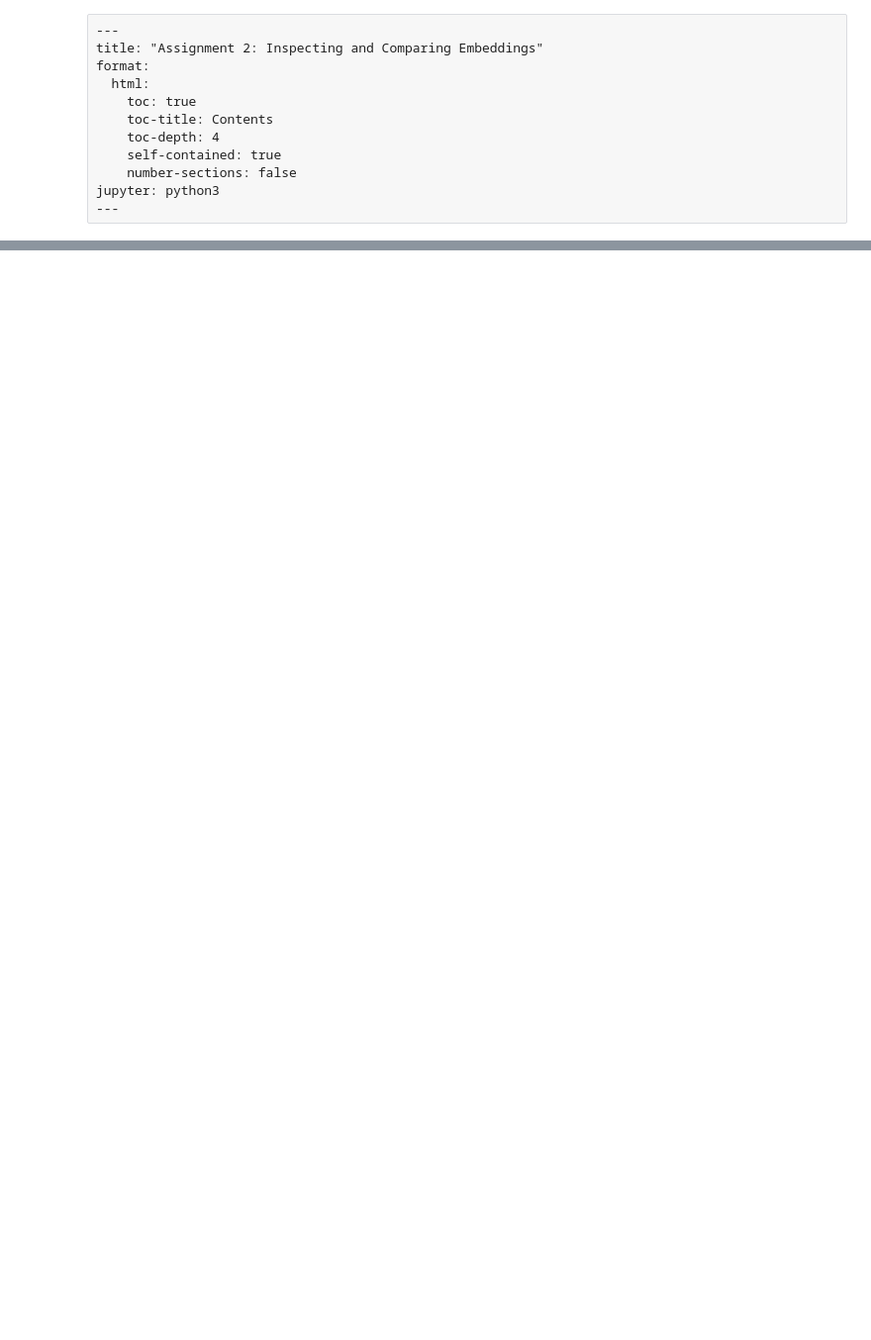
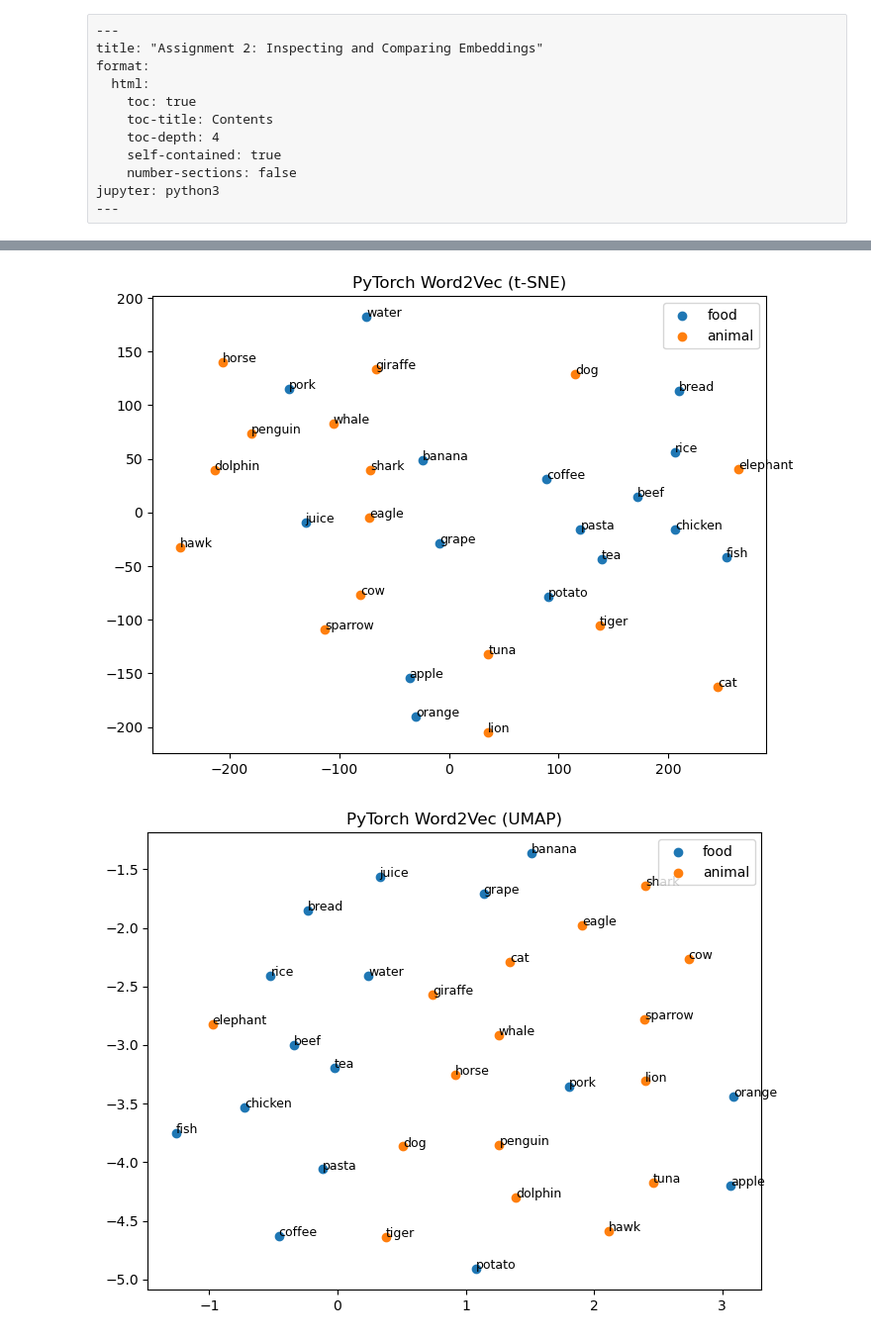
Before and after one commit to hymzhao/stat359, a Jupyter notebook: student/Assignment2/inspect_embeddings.ipynb, the cells around one changed output, grey strips where cells are left out. Shown at 99% size. Cells and saved outputs as stored; diff of their text form; code cells hidden in the pictures; blank space fills up the shorter version.

```diff
--- a/student/Assignment2/inspect_embeddings.ipynb
+++ b/student/Assignment2/inspect_embeddings.ipynb
@@ -75,0 +109,9 @@ You are responsible for the correctness of your submission, even if AI suggested
+# %%
+def get_embeddings_from_dict(words, embeddings, word2idx):
+    vectors = []
+    valid_words = []
+    for w in words:
+        if w in word2idx:
+            vectors.append(embeddings[word2idx[w]])
+            valid_words.append(w)
+    return np.array(vectors), valid_words
@@ -75,0 +156,36 @@ You are responsible for the correctness of your submission, even if AI suggested
+# %%
+import umap
+
+def plot_umap(X, words, labels, title):
+    reducer = umap.UMAP(
+        n_neighbors=10,
+        min_dist=0.3,
+        random_state=42
+    )
+    X_2d = reducer.fit_transform(X)
+
+    plt.figure(figsize=(8, 6))
+
+    for category in set(labels):
+        idxs = [i for i, l in enumerate(labels) if l == category]
+        plt.scatter(
+            X_2d[idxs, 0],
+            X_2d[idxs, 1],
+            label=category
+        )
+
+    for i, word in enumerate(words):
+        plt.annotate(word, (X_2d[i, 0], X_2d[i, 1]), fontsize=9)
+
+    plt.title(title)
+    plt.legend()
+    plt.show()
+# %%
+X, valid_words = get_embeddings_from_dict(words, embeddings, word2idx)
+valid_labels = [labels[words.index(w)] for w in valid_words]
+
+plot_tsne(X, valid_words, valid_labels, "PyTorch Word2Vec (t-SNE)")
+plot_umap(X, valid_words, valid_labels, "PyTorch Word2Vec (UMAP)")
+# %% [output]
+[figure, added]
+[figure, added]
```
Also changed, not shown: parts of 18 cells of this notebook, 1 other file.
